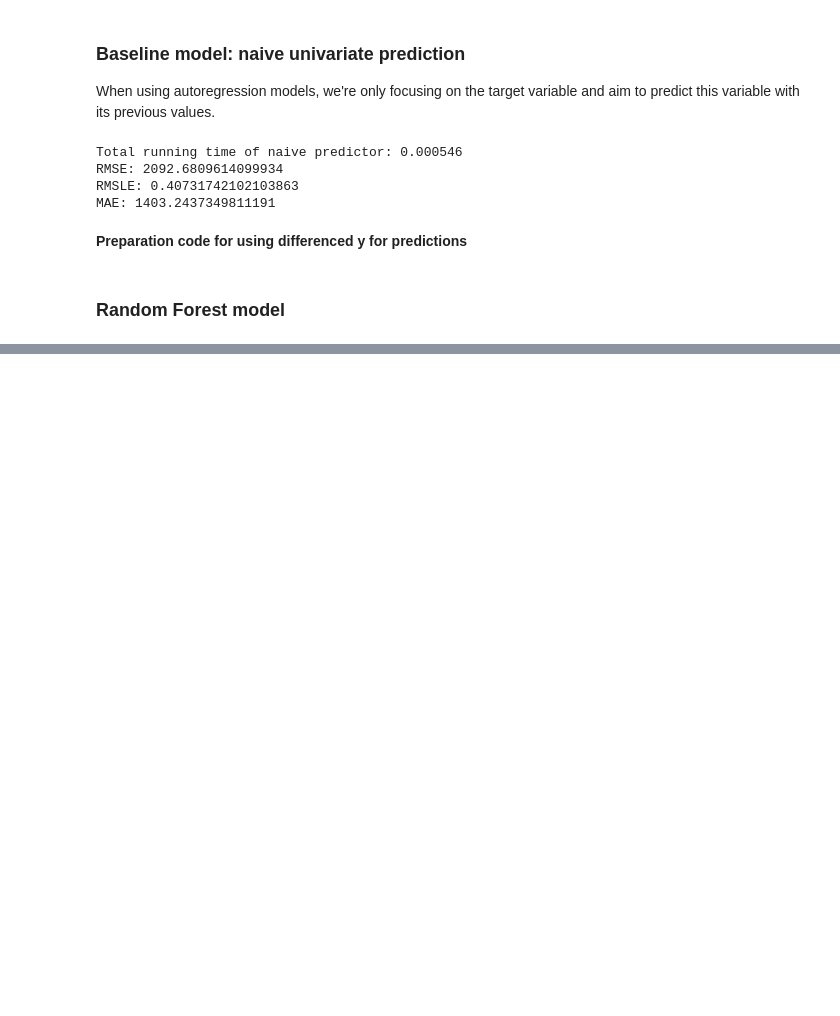
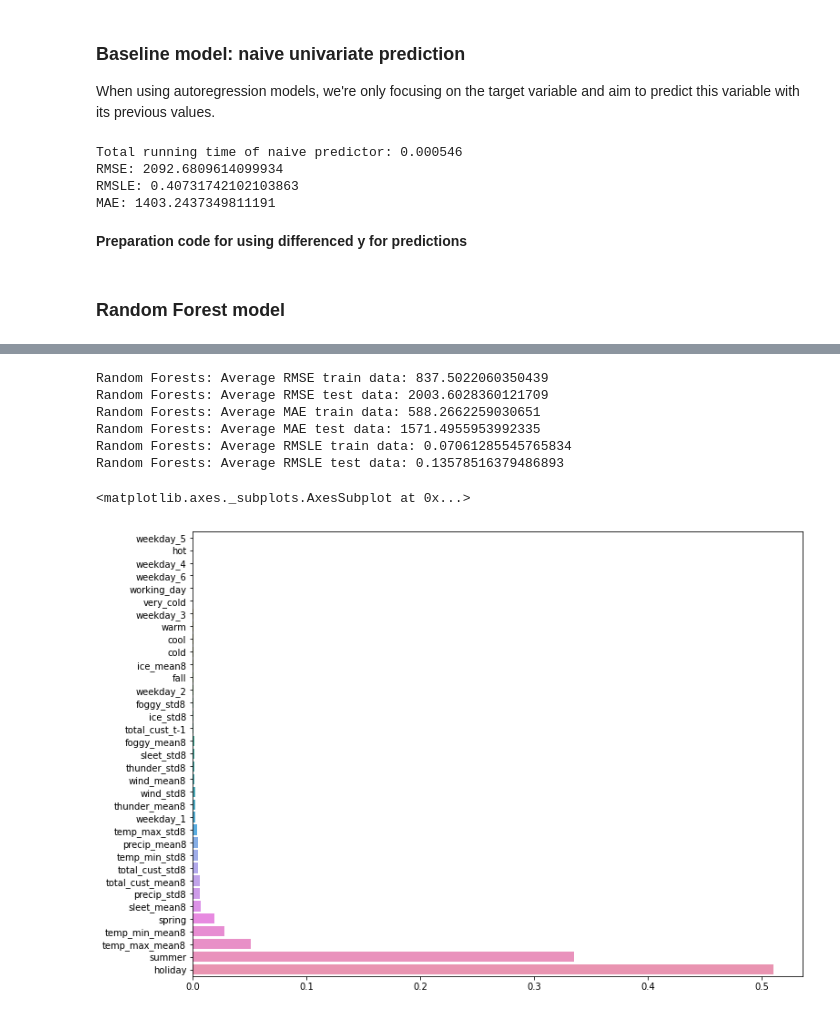
Before and after one commit to SamuelWanjiru/Bike-sharing-forecast, a Jupyter notebook: BikeSharing.ipynb, the cells around one changed output, grey strips where cells are left out. Saved outputs shown, nothing was run; the diff lists cells and outputs as text; code cells hidden in the pictures; blank space fills up the shorter version.

```diff
--- a/BikeSharing.ipynb
+++ b/BikeSharing.ipynb
@@ -1535,0 +1826,7 @@ NameError: ignored
+# %%
+# assign lists of parameters to be used in gridsearch
+param_grid_rf = {'model__max_depth': [8, 9],
+                 'model__max_features': [18, 19],
+                 'model__min_samples_leaf': [5, 6],
+                 'model__n_estimators': [1926, 1930]
+}
@@ -1535,0 +1844,11 @@ NameError: ignored
+# %%
+# Saving the best RandomForest model
+pickle.dump(gs_rf.best_estimator_, open('randomforest.sav', 'wb'))
+
+# change the keys of the best_params dictionary to allow it to be used for the final model
+fix_best_params_rf = {key[7:]: val for key, val in gs_rf.best_params_.items()}
+
+print(fix_best_params_rf)
+
+# fit the randomforestregressor with the best_params as hyperparameters
+model_rf_tuned = RandomForestRegressor(**fix_best_params_rf, bootstrap=False)
@@ -1535,0 +1857,16 @@ NameError: ignored
+# %%
+# creating and fitting the ML pipeline
+trend_features = ['total_cust_mean'+str(window), 'total_cust_std'+str(window), 'total_cust_t-1']
+
+preprocessor = ColumnTransformer([
+    ('trend_diff', FunctionTransformer(np.log1p, validate=False), trend_features),
+], remainder='passthrough')
+
+pipeline = Pipeline([
+    ('preprocessor', preprocessor),
+    #('debug', Debug()) # I have commented this out because it will hinder the execution of this pipeline
+    ('model', model_rf_tuned)
+])
+
+# fitting x and y to pipeline
+pipeline_rf_tuned = pipeline.fit(X, y)
@@ -1535,0 +1888,39 @@ NameError: ignored
+# %%
+# root mean squared error
+print('Random Forests: Average RMSE train data:',
+      sum([np.sqrt(-1 * x) for x in scores_rf_tuned['train_neg_mean_squared_error']])/len(scores_rf_tuned['train_neg_mean_squared_error']))
+print('Random Forests: Average RMSE test data:',
+      sum([np.sqrt(-1 * x) for x in scores_rf_tuned['test_neg_mean_squared_error']])/len(scores_rf_tuned['test_neg_mean_squared_error']))
+
+# mean absolute error
+print('Random Forests: Average MAE train data:',
+      sum([(-1 * x) for x in scores_rf_tuned['train_neg_mean_absolute_error']])/len(scores_rf_tuned['train_neg_mean_absolute_error']))
+print('Random Forests: Average MAE test data:',
+      sum([(-1 * x) for x in scores_rf_tuned['test_neg_mean_absolute_error']])/len(scores_rf_tuned['test_neg_mean_absolute_error']))
+
+# root mean squared log error
+print('Random Forests: Average RMSLE train data:',
+      sum([(-1 * x) for x in scores_rf_tuned['train_neg_mean_squared_log_error']])/len(scores_rf_tuned['train_neg_mean_squared_log_error']))
+print('Random Forests: Average RMSLE test data:',
+      sum([(-1 * x) for x in scores_rf_tuned['test_neg_mean_squared_log_error']])/len(scores_rf_tuned['test_neg_mean_squared_log_error']))
+# %% [output]
+Random Forests: Average RMSE train data: 837.5022060350439
+Random Forests: Average RMSE test data: 2003.6028360121709
+Random Forests: Average MAE train data: 588.2662259030651
+Random Forests: Average MAE test data: 1571.4955953992335
+Random Forests: Average RMSLE train data: 0.07061285545765834
+Random Forests: Average RMSLE test data: 0.13578516379486893
+# %%
+# plot feature importance
+plt.figure(figsize=[12,9])
+importances = list(pipeline_rf_tuned.steps[1][1].feature_importances_)
+
+imp_dict = {key: val for key, val in zip(list(X.columns), importances)}
+sorted_feats = sorted(imp_dict.items(), key=lambda x:x[1], reverse=False)
+x_val = [x[0] for x in sorted_feats]
+y_val = [x[1] for x in sorted_feats]
+
+sb.barplot(y_val, x_val)
+# %% [output]
+<matplotlib.axes._subplots.AxesSubplot at 0x...>
+[figure, added]
```
Also changed, not shown: parts of 76 cells of this notebook.
